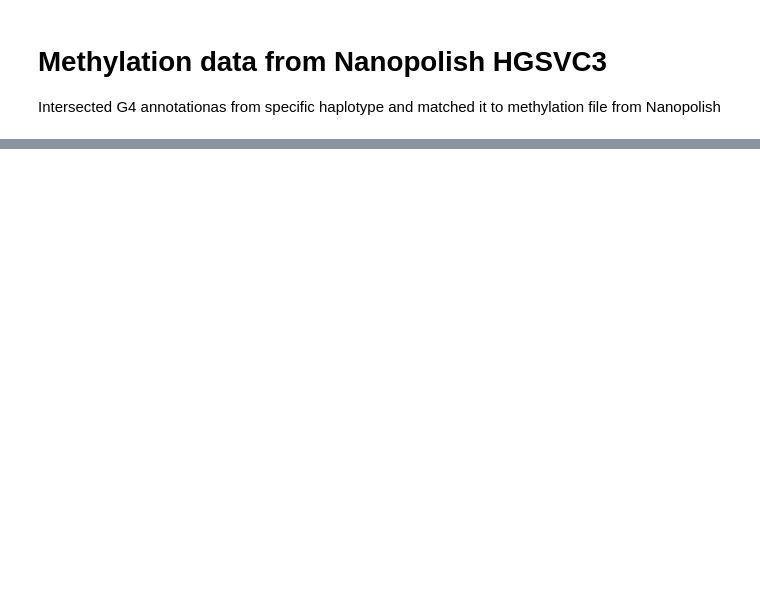
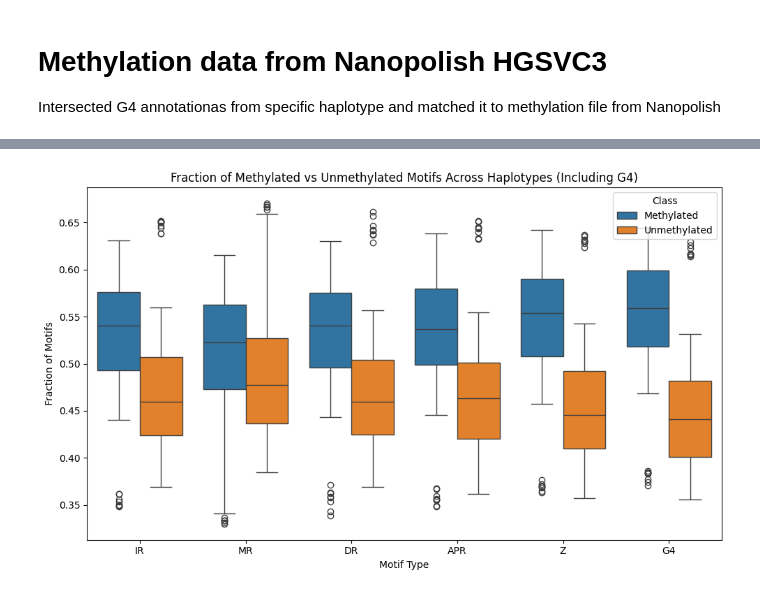
Before and after one commit to alexturcoo/PhasedHapAssembly-nonB, a Jupyter notebook: analysis_scripts/methylation_analysis.ipynb, the cells around one changed output, grey strips where cells are left out. Cells and saved outputs as stored; diff of their text form; code cells hidden in the pictures; blank space fills up the shorter version.

```diff
--- a/analysis_scripts/methylation_analysis.ipynb
+++ b/analysis_scripts/methylation_analysis.ipynb
@@ -331,0 +180,94 @@ Result: Significant difference in G4_Q between Methylated and Unmethylated group
+# %%
+import pandas as pd
+import matplotlib.pyplot as plt
+import seaborn as sns
+import os
+
+# === Constants ===
+base_dir = "/home/alextu/scratch/methylation_data/results/all_haps_results"
+motif_types = ["IR", "MR", "DR", "APR", "Z", "G4"]
+haplotypes = ["hap1", "hap2"]
+min_sites = 10
+methylation_threshold = 0.7
+
+# === Discover haplotype directories (e.g., HG00096_hap1, HG00096_hap2) ===
+hap_dirs = [d for d in os.listdir(base_dir) if os.path.isdir(os.path.join(base_dir, d)) and d.endswith(("hap1", "hap2"))]
+
+# === Master list to collect per-haplotype stats ===
+results = []
+
+for hap_dir in hap_dirs:
+    print("processing", hap_dir)
+    hap_path = os.path.join(base_dir, hap_dir)
+    haplotype_id = hap_dir  # e.g., HG00096_hap1
+
+    for motif in motif_types:
+        file_path = os.path.join(hap_path, f"{motif}_methylation_intersect.tsv")
+        if not os.path.exists(file_path):
+            continue
+
+        # === Load file with correct columns, handle empty files ===
+        try:
+            df = pd.read_csv(file_path, sep="\t", header=None)
+            if df.empty:
+                print(f"{file_path} is empty, skipping.")
+                continue
+        except pd.errors.EmptyDataError:
+            print(f"{file_path} is unreadable or empty, skipping.")
+            continue
+
+        if motif == "G4":
+            df.columns = [
+                "motif_chrom", "motif_start", "motif_end", "Q",
+                "meth_chrom", "meth_start", "meth_end",
+                "num_cpgs", "called_sites", "called_sites_methylated",
+                "methylated_freq", "group_sequence"
+            ]
+        else:
+            df.columns = [
+                "motif_chrom", "motif_start", "motif_end",
+                "meth_chrom", "meth_start", "meth_end",
+                "num_cpgs", "called_sites", "called_sites_methylated",
+                "methylated_freq", "group_sequence"
+            ]
+
+        # === Group and summarize ===
+        group_cols = ["motif_chrom", "motif_start", "motif_end"]
+        grouped = df.groupby(group_cols)
+        summary = grouped.agg(
+            mean_meth_freq=('methylated_freq', 'mean'),
+            total_called_sites=('called_sites', 'sum')
+        ).reset_index()
+
+        # === Filter and classify ===
+        filtered = summary[summary["total_called_sites"] >= min_sites].copy()
+        if filtered.empty:
+            continue
+
+        filtered["class"] = filtered["mean_meth_freq"].apply(
+            lambda x: "Methylated" if x >= methylation_threshold else "Unmethylated"
+        )
+
+        counts = filtered["class"].value_counts(normalize=True)
+        for cls in ["Methylated", "Unmethylated"]:
+            results.append({
+                "haplotype": haplotype_id,
+                "motif_type": motif,
+                "class": cls,
+                "fraction": counts.get(cls, 0.0)
+            })
+
+# === Final dataframe for plotting ===
+fraction_df = pd.DataFrame(results)
+fraction_df.to_csv("haplotype_methylation_percentages.csv")
+
+# === Plot: Boxplot of methylated/unmethylated fractions by motif ===
+plt.figure(figsize=(10, 6))
+sns.boxplot(data=fraction_df, x="motif_type", y="fraction", hue="class")
+plt.xlabel("Motif Type")
+plt.ylabel("Fraction of Motifs")
+plt.title("Fraction of Methylated vs Unmethylated Motifs Across Haplotypes (Including G4)")
+plt.legend(title="Class")
+plt.tight_layout()
+plt.show()
+# %% [output]
@@ -331,0 +291 @@ Result: Significant difference in G4_Q between Methylated and Unmethylated group
+[figure, added]
```
Also changed, not shown: parts of 8 cells of this notebook, 3 other files.
